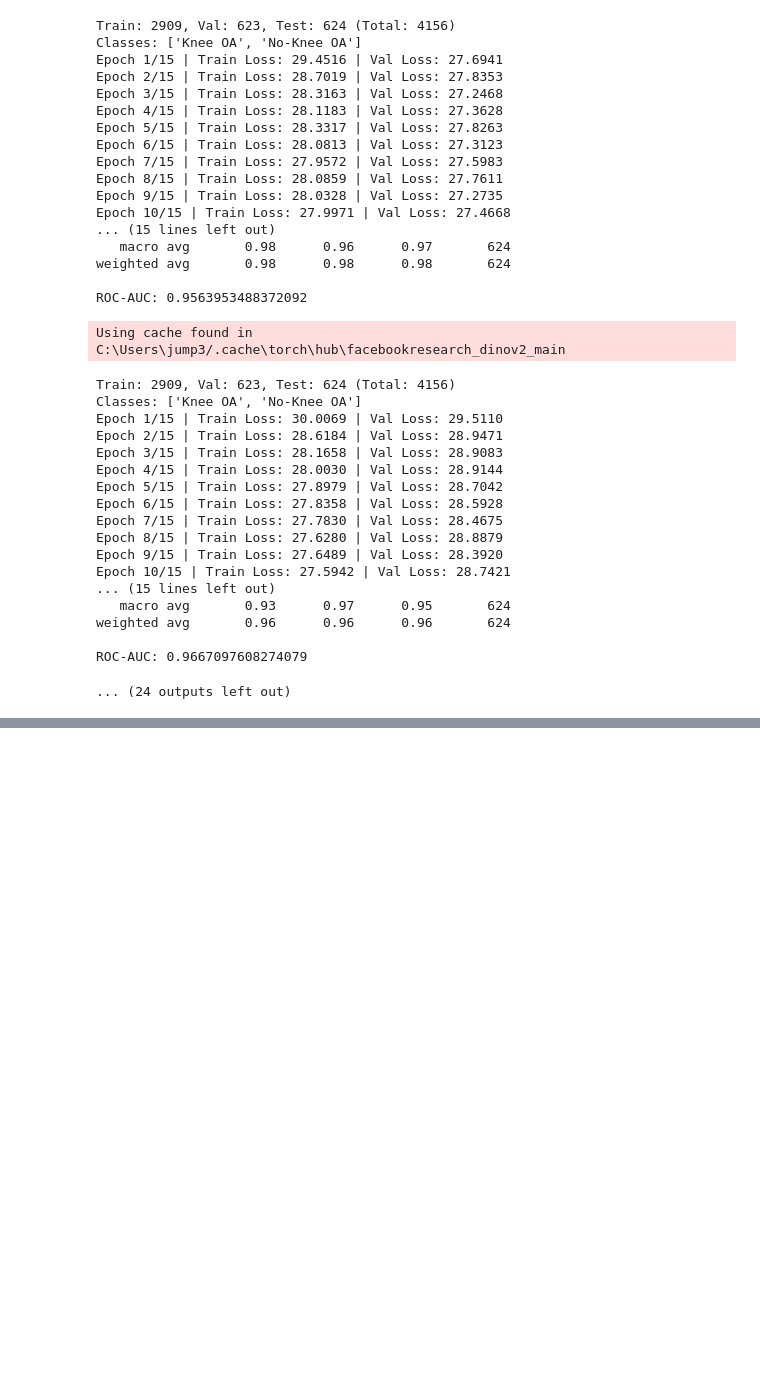
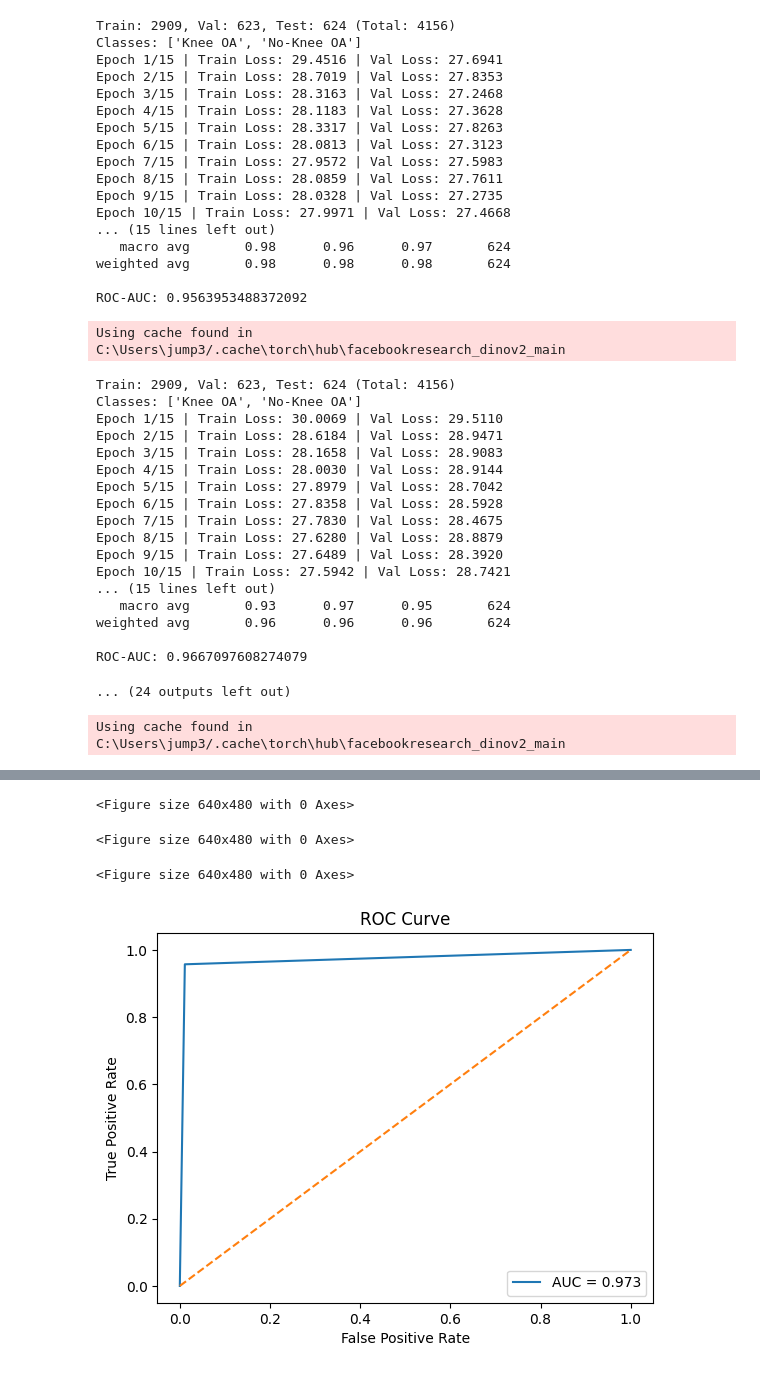
Before and after one commit to turtneck/HI2459-FinalProject-option1, a Jupyter notebook: DINOv2.ipynb, the cells around one changed output, grey strips where cells are left out. Cells and saved outputs as stored; diff of their text form; code cells hidden in the pictures; blank space fills up the shorter version.

```diff
--- a/DINOv2.ipynb
+++ b/DINOv2.ipynb
@@ -116,21 +116,8 @@ import torch
 # from dinov2.models import build_model_from_cfg
 # from dinov2.configs import load_and_merge_config
 
-class Squeezer(torch.nn.Module):
-    def __init__(self):
-        super(Squeezer, self).__init__()
-    def forward(self, input):
-        return input.squeeze()
-
-
-class Squeezer2(torch.nn.Module):
-    def __init__(self):
-        super(Squeezer2, self).__init__()
-    def forward(self, input):
-        return input.squeeze(dim=-1)
-
 class HIdino(torch.nn.Module):
-    def __init__(self):
+    def __init__(self,unfrozen=False):
         super(HIdino, self).__init__()
         # cfg = load_and_merge_config("eval/vits14_pretrain")
         # self.basemodel, teacher, FeatureSize= build_model_from_cfg(cfg)
@@ -139,6 +126,14 @@ class HIdino(torch.nn.Module):
         self.basemodel = torch.hub.load('facebookresearch/dinov2', 'dinov2_vits14').to(DEVICE)
         self.modelHead = getattr(self.basemodel, "head", None)
         if hasattr(self.basemodel, "head"): self.basemodel.head = nn.Identity()
+
+        if unfrozen:
+            for param in self.basemodel.parameters():
+                param.require_grad = True
+        else:
+            for param in self.basemodel.parameters():
+                param.require_grad = False
+
         # FeatureSize = self.basemodel.embed_dim
         # print(FeatureSize)
         #----
@@ -182,8 +177,8 @@ class HIdino(torch.nn.Module):
 
 • ROC-AUC
 # %%
-def runmodel(split=0.7,batchsize=16,epochs=10,learnrate=0.001):
-    model = HIdino()
+def runmodel(split=0.7,batchsize=16,epochs=10,learnrate=0.001,unfrozen=False):
+    model = HIdino(unfrozen)
     criterion = nn.CrossEntropyLoss()
     optimizer = optim.Adam(model.parameters(), lr=learnrate)
     classes,train_loader,val_loader,test_loader = loaddata(split,batchsize)
@@ -260,7 +255,7 @@ def runmodel(split=0.7,batchsize=16,epochs=10,learnrate=0.001):
             plt.xlabel("Predicted")
             plt.ylabel("Actual")
             plt.title("Confusion Matrix")
-            plt.savefig(f"Savefigs/sp{split*100}-bs{batchsize}-ep{epochs}-lr{learnrate}___CM.png")
+            plt.savefig(f"Savefigs/sp{split*100}-bs{batchsize}-ep{epochs}-lr{learnrate}-f{int(unfrozen)}___CM.png")
             # plt.show()
 
             print("\nClassification Report:")
@@ -282,7 +277,7 @@ def runmodel(split=0.7,batchsize=16,epochs=10,learnrate=0.001):
         plt.title("Loss Curve")
         plt.xlabel("Epoch")
         plt.ylabel("Loss")
-        plt.savefig(f"Savefigs/sp{split*100}-bs{batchsize}-ep{epochs}-lr{learnrate}___LC.png")
+        plt.savefig(f"Savefigs/sp{split*100}-bs{batchsize}-ep{epochs}-lr{learnrate}-f{int(unfrozen)}___LC.png")
         # plt.show()
     else: print("No loss data to plot.")
 
@@ -302,7 +297,9 @@ def runmodel(split=0.7,batchsize=16,epochs=10,learnrate=0.001):
     plt.ylabel("True Positive Rate")
     plt.title("ROC Curve")
     plt.legend()
-    plt.savefig(f"Savefigs/sp{split*100}-bs{batchsize}-ep{epochs}-lr{learnrate}___ROC.png")
+    plt.savefig(f"Savefigs/sp{split*100}-bs{batchsize}-ep{epochs}-lr{learnrate}-f{int(unfrozen)}___ROC.png")
     # plt.show()
 # runmodel(split=0.7,batchsize=16,epochs=1,learnrate=0.001)
 # runmodel(split=0.7,batchsize=16,epochs=3,learnrate=0.0000001)
+# runmodel(split=0.7,batchsize=16,epochs=1,learnrate=0.001,unfrozen=False)
+# runmodel(split=0.7,batchsize=16,epochs=1,learnrate=0.001,unfrozen=True)
@@ -460,0 +425,4 @@ ROC-AUC: 0.9667097608274079
+# %%
+runmodel(split=0.7,batchsize=16,epochs=15,learnrate=0.000001,unfrozen=False)
+# %% [output]
+Using cache found in C:\Users\jump3/.cache\torch\hub\facebookresearch_dinov2_main
@@ -460,0 +446,4 @@ ROC-AUC: 0.9667097608274079
+<Figure size 640x480 with 0 Axes>
+<Figure size 640x480 with 0 Axes>
+<Figure size 640x480 with 0 Axes>
+[figure, added]
```
Also changed, not shown: parts of 18 cells of this notebook, 29 other files.
